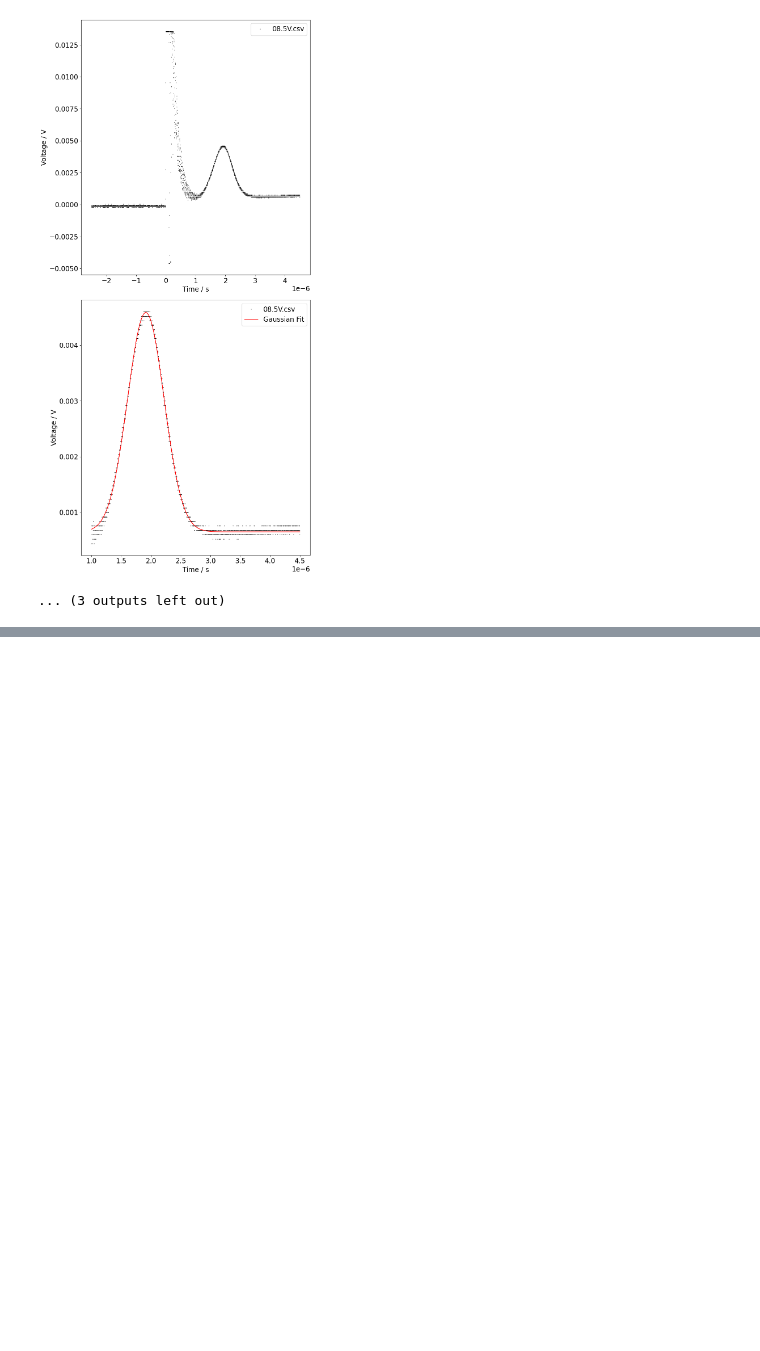
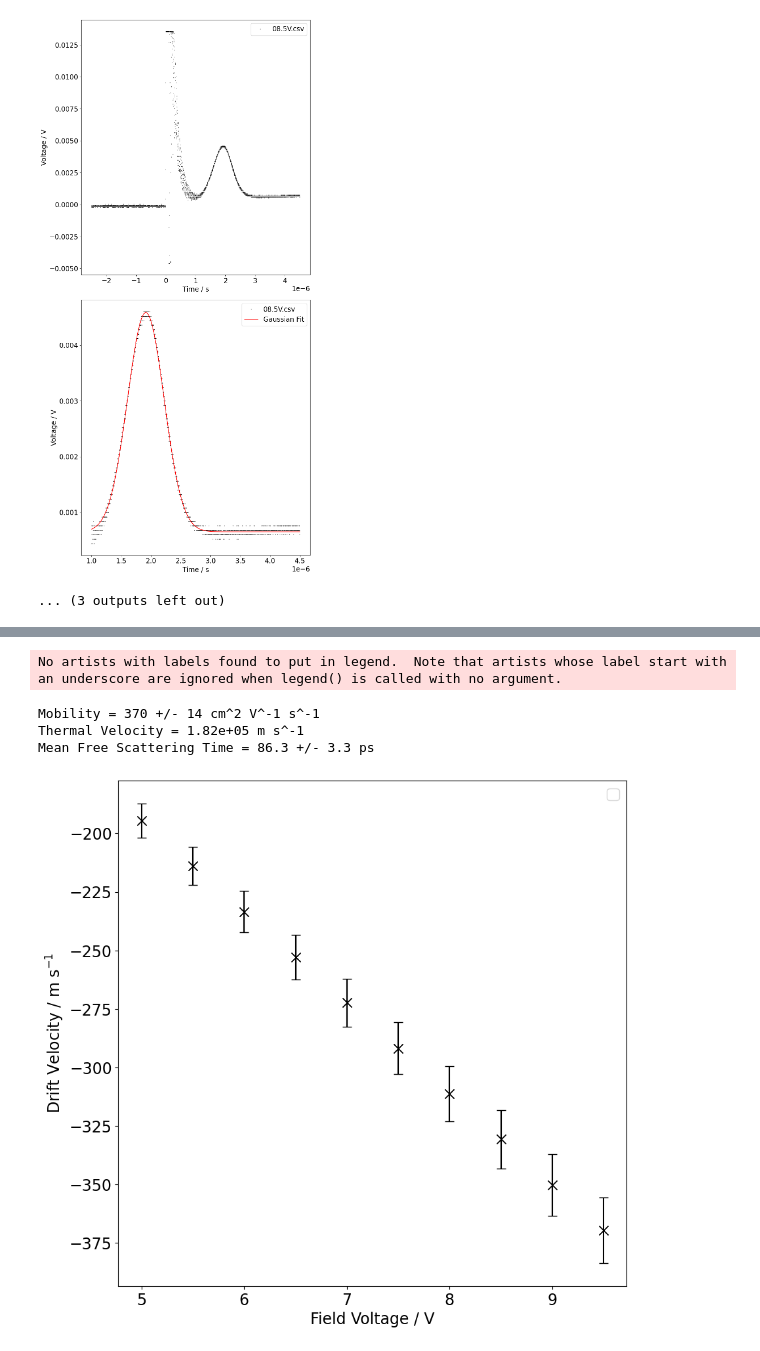
Before and after one commit to tresul03/The-Haynes-Shockley-Experiment-, a Jupyter notebook: src/analysis.ipynb, the cells around one changed output, grey strips where cells are left out. Cells and saved outputs as stored; diff of their text form; code cells hidden in the pictures; blank space fills up the shorter version.

```diff
--- a/src/analysis.ipynb
+++ b/src/analysis.ipynb
@@ -158,0 +124,50 @@ print(mobility * 100**2)
+# %%
+mobility = (d_3 * 950e-6) / popt[0]
+mobility_uncertainty = mobility * (pcov[0][0]**0.5) / popt[0]
+print(f"Mobility = {mobility * 1e4:.3g} +/- {mobility_uncertainty*1e4:.2g} cm^2 V^-1 s^-1")
+
+thermal_velocity = np.sqrt((3 * 1.38e-23 * 300)/(0.41 * 9.11e-31))
+print(f"Thermal Velocity = {thermal_velocity:.3g} m s^-1")
+
+mean_free_scattering_time = (mobility * 1e3 * 0.41 * 9.11e-31)/(1.6e-19)
+mean_free_scattering_time_uncertainty = mean_free_scattering_time * (mobility_uncertainty/mobility)
+print(f"Mean Free Scattering Time = {mean_free_scattering_time * 1e12:.3g} +/- {mean_free_scattering_time_uncertainty*1e12:.2g} ps")
+
+drift_velocity = - (c3_voltages[4:-1]*mobility) / 950e-6
+drift_velocity_uncertainty = np.abs(drift_velocity * (mobility_uncertainty/mobility))
+
+fig = plt.figure(figsize=(10, 10))
+ax1 = fig.add_subplot(1, 1, 1)
+
+ax1.plot(
+    c3_voltages[4:-1],
+    drift_velocity,
+    color="black",
+    ls="None",
+    marker="x",
+    markersize=10,
+)
+
+ax1.errorbar(
+    c3_voltages[4:-1],
+    drift_velocity,
+    yerr=drift_velocity_uncertainty,
+    color="black",
+    ls="None",
+    marker="x",
+    markersize=10,
+    capsize=5
+)
+
+
+ax1.set_xlabel("Field Voltage / V")
+ax1.set_ylabel("Drift Velocity / m s$^{-1}$")
+ax1.legend()
+
+plt.show()
+# %% [output]
+No artists with labels found to put in legend.  Note that artists whose label start with an underscore are ignored when legend() is called with no argument.
+Mobility = 370 +/- 14 cm^2 V^-1 s^-1
+Thermal Velocity = 1.82e+05 m s^-1
+Mean Free Scattering Time = 86.3 +/- 3.3 ps
+[figure, added]
```
Also changed, not shown: parts of 2 cells of this notebook.
